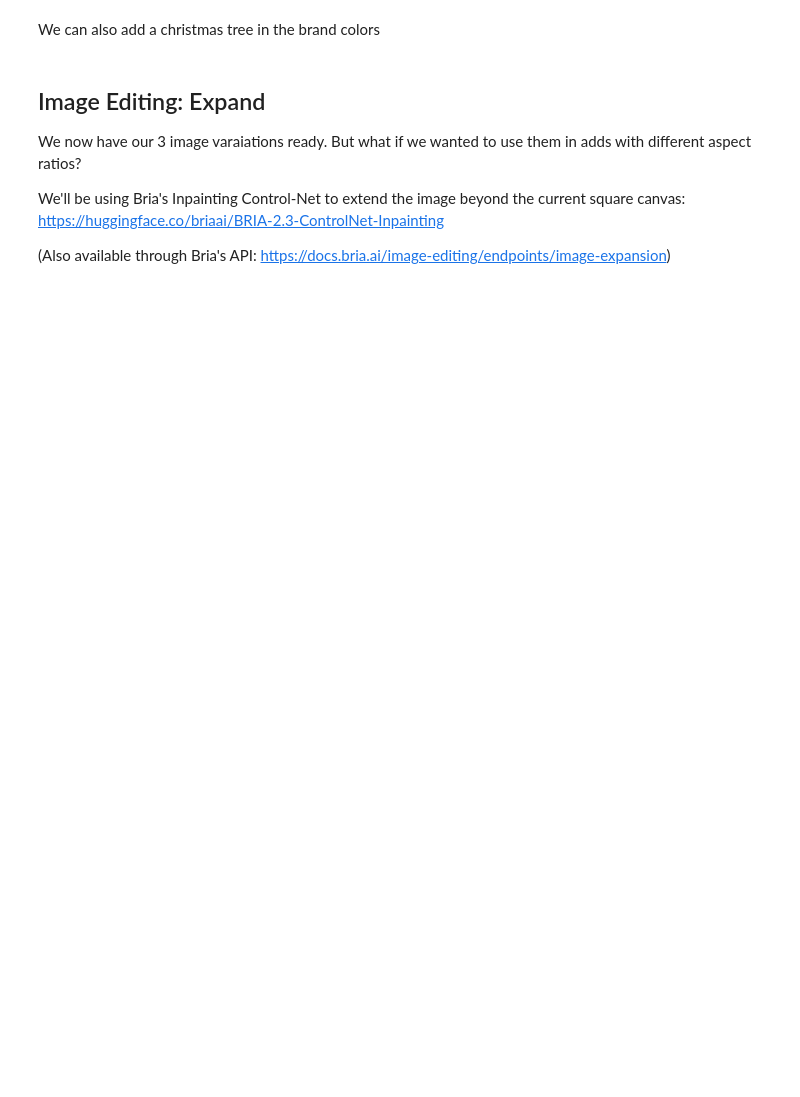
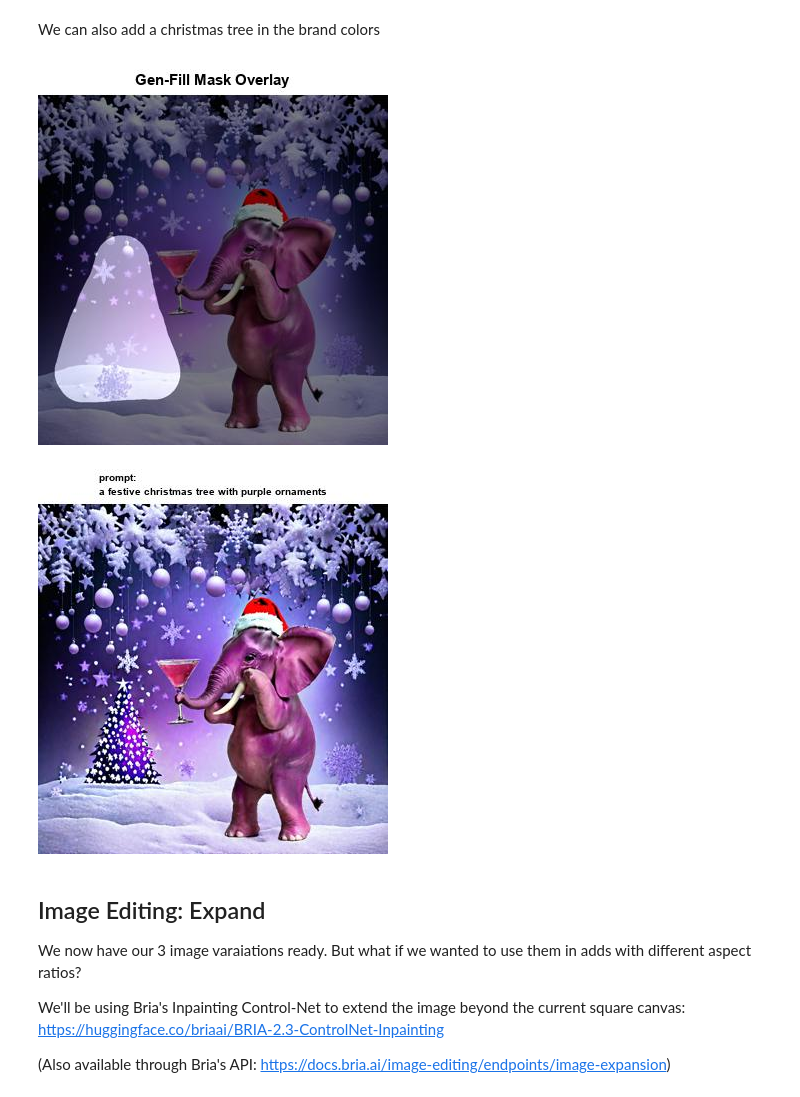
Before and after one commit to Bria-AI/GTC25_Demo, a Jupyter notebook: gtc_demo_on_prem.ipynb, the cells around one changed output. Drawn from its saved outputs; the diff is of its cells as text; code cells hidden in the pictures; blank space fills up the shorter version.

```diff
--- a/gtc_demo_on_prem.ipynb
+++ b/gtc_demo_on_prem.ipynb
@@ -588,12 +689,15 @@ We can also add a christmas tree in the brand colors
 # %%
 input_image = Image.open(f'./on_prem_results/bg_gen/bg_generations/1_fixed.png')
 mask = Image.open('./on_prem_results/masks/tree_mask.png')
-prompt = "a lush christmas tree with purple and pink ornaments"
+prompt = "a festive christmas tree with purple ornaments"
 
 display_mask(mask, input_image)
 output_var2 = gen_fill(input_image, mask, prompt)
 output_var2.save(f'./on_prem_results/bg_gen/bg_generations/1_fixed.png')
 display_images([output_var2], f"prompt: \n{prompt}", font_size=10)
+# %% [output]
+[figure, added]
+[figure, added]
 # %% [markdown]
 ## Image Editing: Expand
 
```
Also changed, not shown: parts of 29 cells of this notebook.
